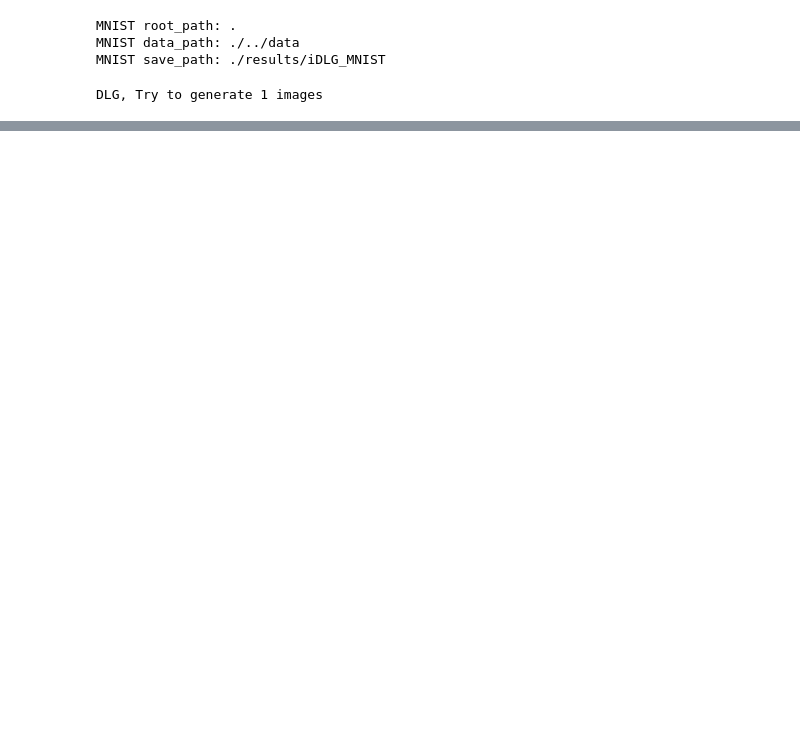
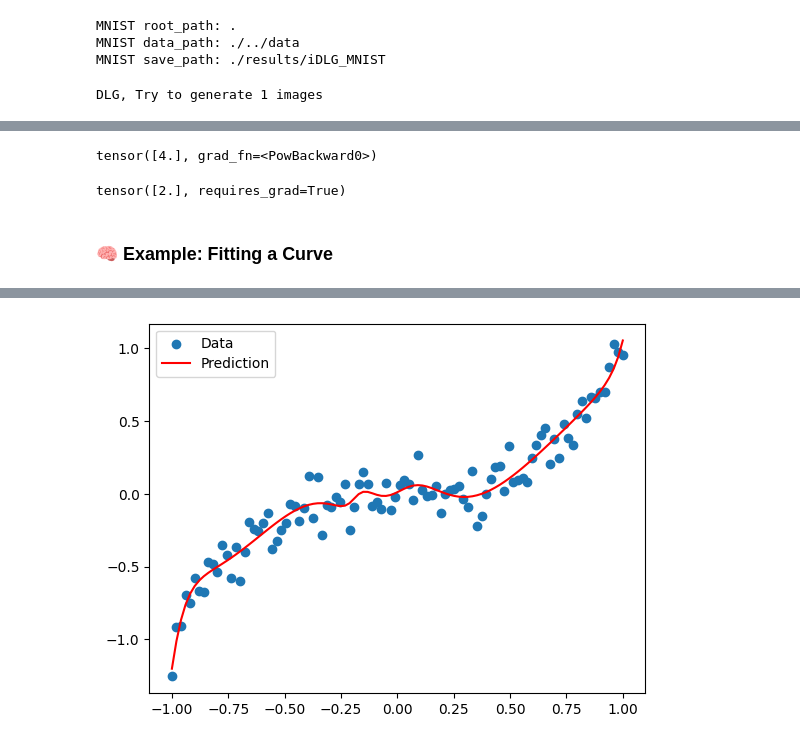
Before and after one commit to bahador1/BahadorColabNotes, a Jupyter notebook: dlg.ipynb, the cells around one changed output, grey strips where cells are left out. Saved outputs shown, nothing was run; the diff lists cells and outputs as text; code cells hidden in the pictures; blank space fills up the shorter version.

Commit message:
so yes we have inner loop in the LBFGS optimizer

```diff
--- a/dlg.ipynb
+++ b/dlg.ipynb
@@ -234,0 +241,60 @@ gt_label: [9] lab_DLG: 9
+# %%
+import torch
+x = torch.tensor([0.], requires_grad=True)
+# %%
+optimizer = torch.optim.LBFGS([x], lr = 1, max_iter = 0)
+# %%
+def closure():
+    optimizer.zero_grad()
+
+    loss  = (x - 2)**2
+    loss.backward()
+    return loss
+
+
+optimizer.step(closure)
+# %% [output]
+tensor([4.], grad_fn=<PowBackward0>)
+# %%
+x
+# %% [output]
+tensor([2.], requires_grad=True)
+# %% [markdown]
+### 🧠 Example: Fitting a Curve
+# %%
+import torch
+import matplotlib.pyplot as plt
+
+# Generate sample data
+x_train = torch.linspace(-1, 1, 100).unsqueeze(1)
+y_train = x_train.pow(3) + 0.1 * torch.randn(x_train.size())
+
+# Define model
+model = torch.nn.Sequential(
+    torch.nn.Linear(1, 10),
+    torch.nn.Tanh(),
+    torch.nn.Linear(10, 1)
+)
+
+criterion = torch.nn.MSELoss()
+optimizer = torch.optim.LBFGS(model.parameters(), lr=0.8)
+
+def closure():
+    optimizer.zero_grad()
+    output = model(x_train)
+    loss = criterion(output, y_train)
+    loss.backward()
+    return loss
+
+# Run optimization
+for epoch in range(10):
+    loss = optimizer.step(closure)
+    print(f'Epoch {epoch+1}, Loss: {loss.item():.6f}')
+
+# Plot
+predicted = model(x_train).detach()
+plt.scatter(x_train.numpy(), y_train.numpy(), label='Data')
+plt.plot(x_train.numpy(), predicted.numpy(), label='Prediction', color='red')
+plt.legend()
+plt.show()
+# %% [output]
@@ -234,0 +311 @@ gt_label: [9] lab_DLG: 9
+[figure, added]
```
Also changed, not shown: parts of 5 cells of this notebook.
